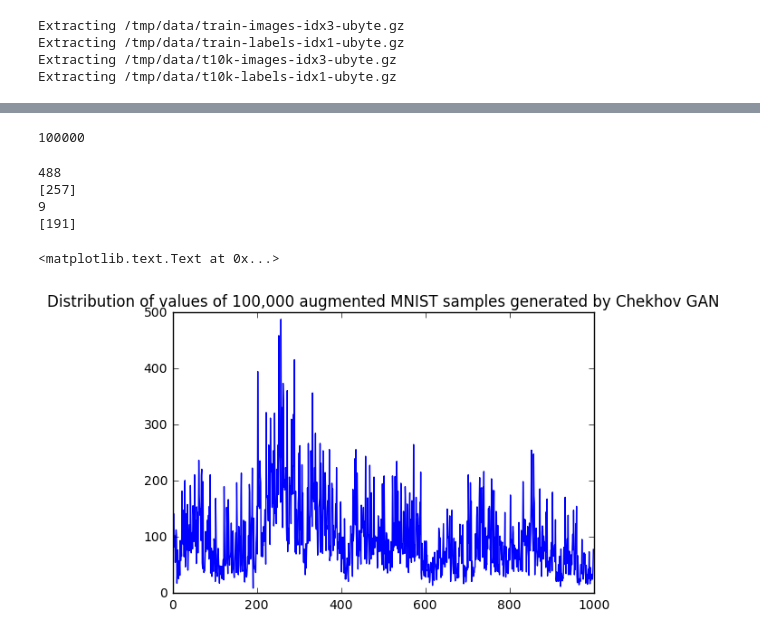
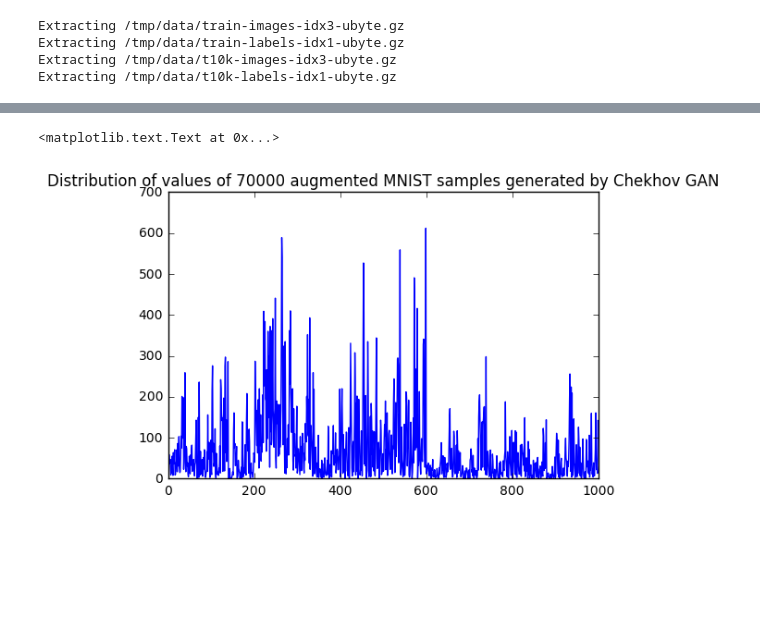
Before and after one commit to yujia21/MA6252, a Jupyter notebook: chekhov gan_augmentedmnist.ipynb, the cells around one changed output, grey strips where cells are left out. Saved outputs shown, nothing was run; the diff lists cells and outputs as text; code cells hidden in the pictures; blank space fills up the shorter version.

```diff
--- a/chekhov gan_augmentedmnist.ipynb
+++ b/chekhov gan_augmentedmnist.ipynb
@@ -47,7 +47,7 @@ else:
     b = tf.get_variable("b", shape=[10])
 # %%
 # Training Params
-num_steps = 20
+num_steps = 50
 batch_size = 32
 learning_rate = 0.0002
 augmented_stack_size = 3
@@ -205,9 +205,10 @@ else: #if training classifier, load weights
     C_saver = tf.train.Saver([W,b])
     C_saver.restore(sess, "./saved/classifier_weights.ckpt")
 # %%
+total_batch = int(mnist.train.num_examples/(batch_size*augmented_stack_size))
+inc = total_batch/K
 if train_generator:
     # Generator Training
-    total_batch = int(mnist.train.num_examples/(batch_size*augmented_stack_size))
     for i in range(1, num_steps+1):
         # Prepare Data
         ave_gl = 0
@@ -231,16 +232,17 @@ if train_generator:
         sys.stdout.write("\rStep %i: %d%%" % (i, 100))
         sys.stdout.flush()
 
-        # Update weights/biases list
-        # Update last item to be like second last
-        weights_list = [weights_list[0]] + weights_list
-        biases_list = [biases_list[0]] + biases_list
+        if j % inc == 0:
+            # Update weights/biases list every inc steps
+            # Update last item to be like second last
+            weights_list = [weights_list[0]] + weights_list
+            biases_list = [biases_list[0]] + biases_list
 
-        # Remove first item
-        if len(weights_list) > K:
-            weights_list.pop()
-            biases_list.pop()
+            # Remove first item
+            if len(weights_list) > K:
+                weights_list.pop()
+                biases_list.pop()
 
-        if i % 2 == 0 or i == 1:
+        if i % 5 == 0 or i == 1:
             print('. Generator Loss: %f, Discriminator Loss: %f' % (ave_gl, ave_dl))
 # %% [output]
@@ -355,22 +335,8 @@ counts_test
-# %%
-sum(counts_test.values()) #check if it's total number of tests we want
-# %% [output]
-100000
-# %%
-print(max(counts_test.values()))
-print([key for key in counts_test.keys() if (counts_test[key]==max(counts_test.values()))])
-print(min(counts_test.values()))
-print([key for key in counts_test.keys() if (counts_test[key]==min(counts_test.values()))])
-# %% [output]
-488
-[257]
-9
-[191]
 # %%
 import matplotlib.pyplot as plt
 %matplotlib inline
 plt.plot(list(counts_test.keys()),list(counts_test.values()))
-plt.title('Distribution of values of 100,000 augmented MNIST samples generated by Chekhov GAN')
+plt.title('Distribution of values of '+str(sum(counts_test.values()))+' augmented MNIST samples generated by Chekhov GAN')
 # %% [output]
 <matplotlib.text.Text at 0x...>
-[figure, old version]
+[figure, new version]
```
Also changed, not shown: parts of 8 cells of this notebook, 1 other file.
